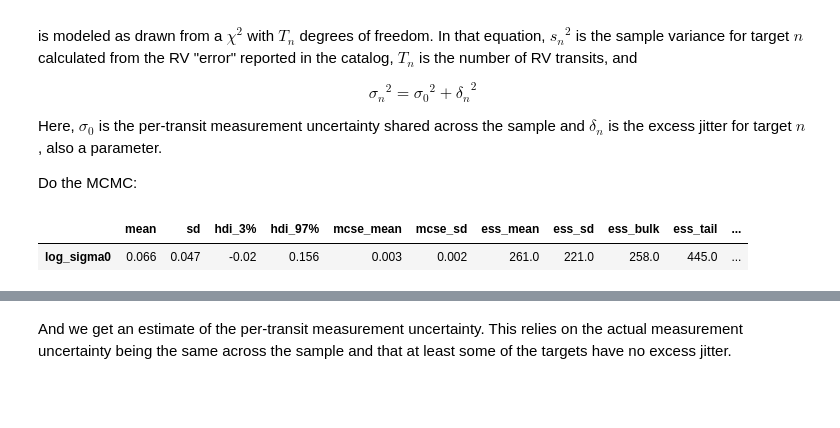
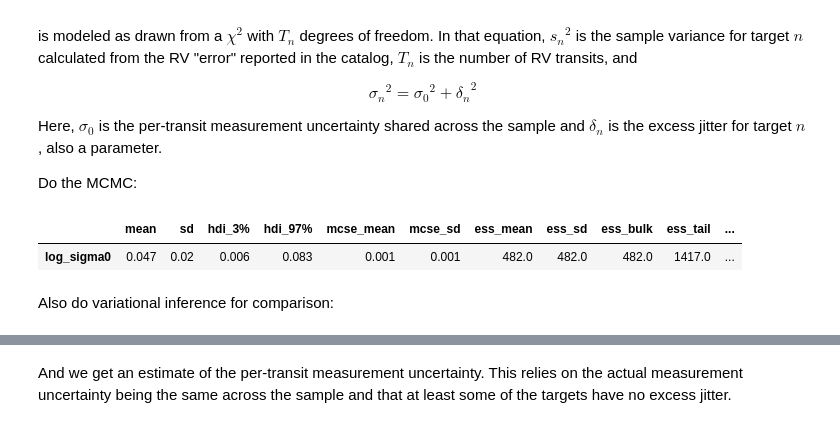
Before and after one commit to one-datum/pipeline, a Jupyter notebook: gaia_rv_jitter_apogee.ipynb, the cells around one changed output, grey strips where cells are left out. Cells and saved outputs as stored; diff of their text form; code cells hidden in the pictures; blank space fills up the shorter version.

```diff
--- a/gaia_rv_jitter_apogee.ipynb
+++ b/gaia_rv_jitter_apogee.ipynb
@@ -164,32 +163,35 @@ Do the MCMC:
 # %%
 from jax.config import config
 
 config.update("jax_enable_x64", True)
 
 from jax import random
 import jax.numpy as jnp
 
 import numpyro
 import numpyro.distributions as dist
-from numpyro.infer import MCMC, NUTS
+from numpyro.infer import MCMC, NUTS, SVI, Trace_ELBO
+
 
 num_transit = np.array(data["rv_nb_transits"])
 sample_variance = 2 * num_transit * (np.array(data["radial_velocity_error"]) ** 2 - 0.11 ** 2) / np.pi
 
 def model(num_transit, sample_variance):
-    sigma0 = jnp.exp(numpyro.sample("log_sigma0", dist.Normal(0.0, 10.0)))
-    dsigma = jnp.exp(numpyro.sample("log_dsigma", dist.Normal(0.0, 10.0),
-                                    sample_shape=(len(sample_variance),)))
-    sigma2 = sigma0 ** 2 + dsigma ** 2
+    log_sigma0 = numpyro.sample("log_sigma0", dist.Normal(0.0, 10.0))
+    log_dsigma = numpyro.sample("log_dsigma", dist.Normal(0.0, 10.0),
+                                    sample_shape=(len(sample_variance),))
+    sigma2 = jnp.exp(2 * log_sigma0) + jnp.exp(2 * log_dsigma)
     stat = sample_variance * (num_transit - 1) / sigma2
     numpyro.sample("obs", dist.Chi2(num_transit - 1), obs=stat)
 
 nuts_kernel = NUTS(model, target_accept_prob=0.99)
-mcmc = MCMC(nuts_kernel, num_warmup=2000, num_samples=2000, num_chains=2)
+mcmc = MCMC(nuts_kernel, num_warmup=3000, num_samples=3000, num_chains=2)
 rng_key = random.PRNGKey(34923)
 mcmc.run(rng_key, num_transit, sample_variance)
 inf_data = az.from_numpyro(mcmc)
 az.summary(inf_data, ["log_sigma0"])
 # %% [output]
 |  | mean | sd | hdi_3% | hdi_97% | mcse_mean | mcse_sd | ess_mean | ess_sd | ess_bulk | ess_tail | ... |
-| log_sigma0 | 0.066 | 0.047 | -0.02 | 0.156 | 0.003 | 0.002 | 261.0 | 221.0 | 258.0 | 445.0 | ... |
+| log_sigma0 | 0.047 | 0.02 | 0.006 | 0.083 | 0.001 | 0.001 | 482.0 | 482.0 | 482.0 | 1417.0 | ... |
+# %% [markdown]
+Also do variational inference for comparison:
```
Also changed, not shown: parts of 10 cells of this notebook.
